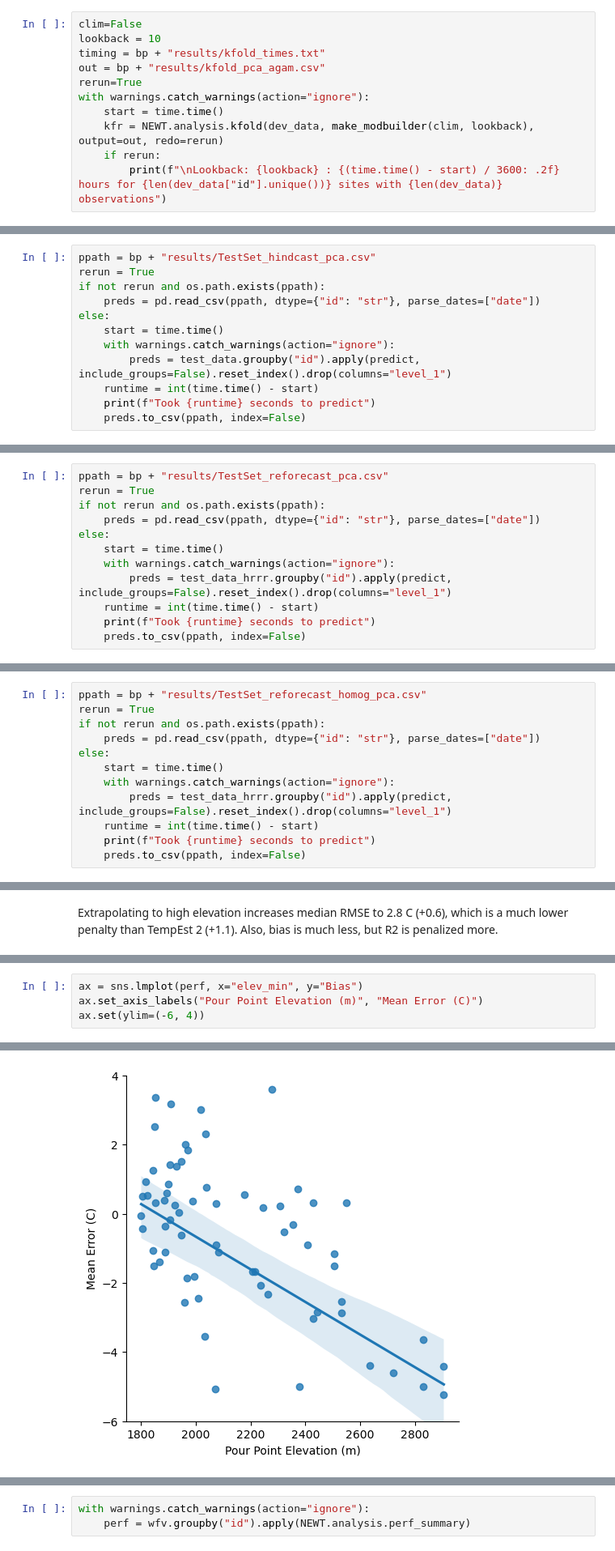
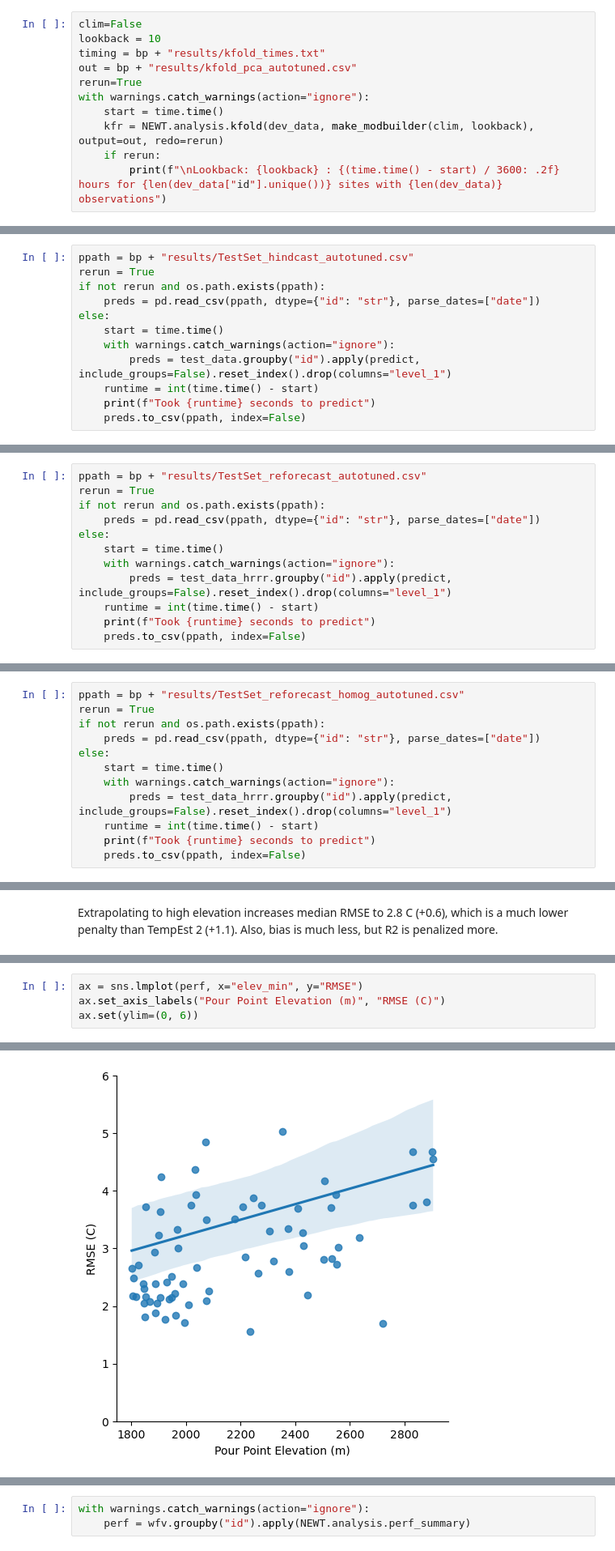
Before and after one commit to mines-ciroh/TempEst-NEWT, a Jupyter notebook: validations.ipynb, the cells around one changed output, grey strips where cells are left out. Shown at 81% size. Saved outputs shown, nothing was run; the diff lists cells and outputs as text.

```diff
--- a/validations.ipynb
+++ b/validations.ipynb
@@ -310,7 +308,7 @@ def make_modbuilder(use_clim, lookback):
 clim=False
 lookback = 10
 timing = bp + "results/kfold_times.txt"
-out = bp + "results/kfold_pca_agam.csv"
+out = bp + "results/kfold_pca_autotuned.csv"
 rerun=True
 with warnings.catch_warnings(action="ignore"):
     start = time.time()
@@ -430,7 +428,7 @@ def predict(ws):
     print("|", end="")
     return model.run(ws, reset=True)
 # %%
-ppath = bp + "results/TestSet_hindcast_pca.csv"
+ppath = bp + "results/TestSet_hindcast_autotuned.csv"
 rerun = True
 if not rerun and os.path.exists(ppath):
     preds = pd.read_csv(ppath, dtype={"id": "str"}, parse_dates=["date"])
@@ -472,7 +470,7 @@ def predict(ws):
     print("|", end="")
     return model.run(ws, reset=True)
 # %%
-ppath = bp + "results/TestSet_reforecast_pca.csv"
+ppath = bp + "results/TestSet_reforecast_autotuned.csv"
 rerun = True
 if not rerun and os.path.exists(ppath):
     preds = pd.read_csv(ppath, dtype={"id": "str"}, parse_dates=["date"])
@@ -522,7 +520,7 @@ def predict(ws):
     print("|", end="")
     return model.run(ws, reset=True)
 # %%
-ppath = bp + "results/TestSet_reforecast_homog_pca.csv"
+ppath = bp + "results/TestSet_reforecast_homog_autotuned.csv"
 rerun = True
 if not rerun and os.path.exists(ppath):
     preds = pd.read_csv(ppath, dtype={"id": "str"}, parse_dates=["date"])
@@ -715,10 +713,10 @@ perf.describe()
 # %%
-ax = sns.lmplot(perf, x="elev_min", y="Bias")
-ax.set_axis_labels("Pour Point Elevation (m)", "Mean Error (C)")
-ax.set(ylim=(-6, 4))
+ax = sns.lmplot(perf, x="elev_min", y="RMSE")
+ax.set_axis_labels("Pour Point Elevation (m)", "RMSE (C)")
+ax.set(ylim=(0, 6))
 # %% [output]
 <seaborn.axisgrid.FacetGrid at 0x...>
-[figure, old version]
+[figure, new version]
 # %% [markdown]
 ## Walk-Forward
 
```
Also changed, not shown: parts of 28 cells of this notebook.
